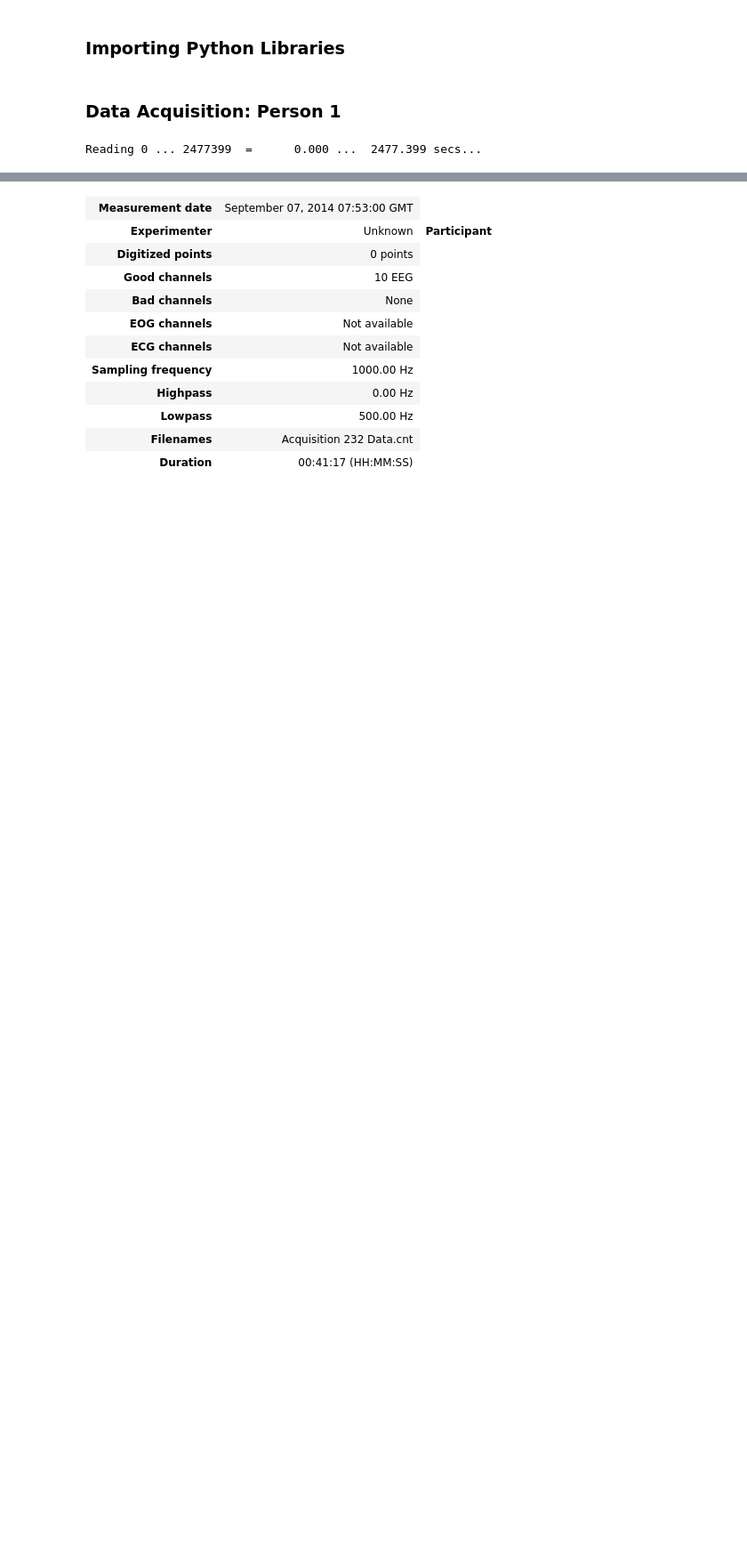
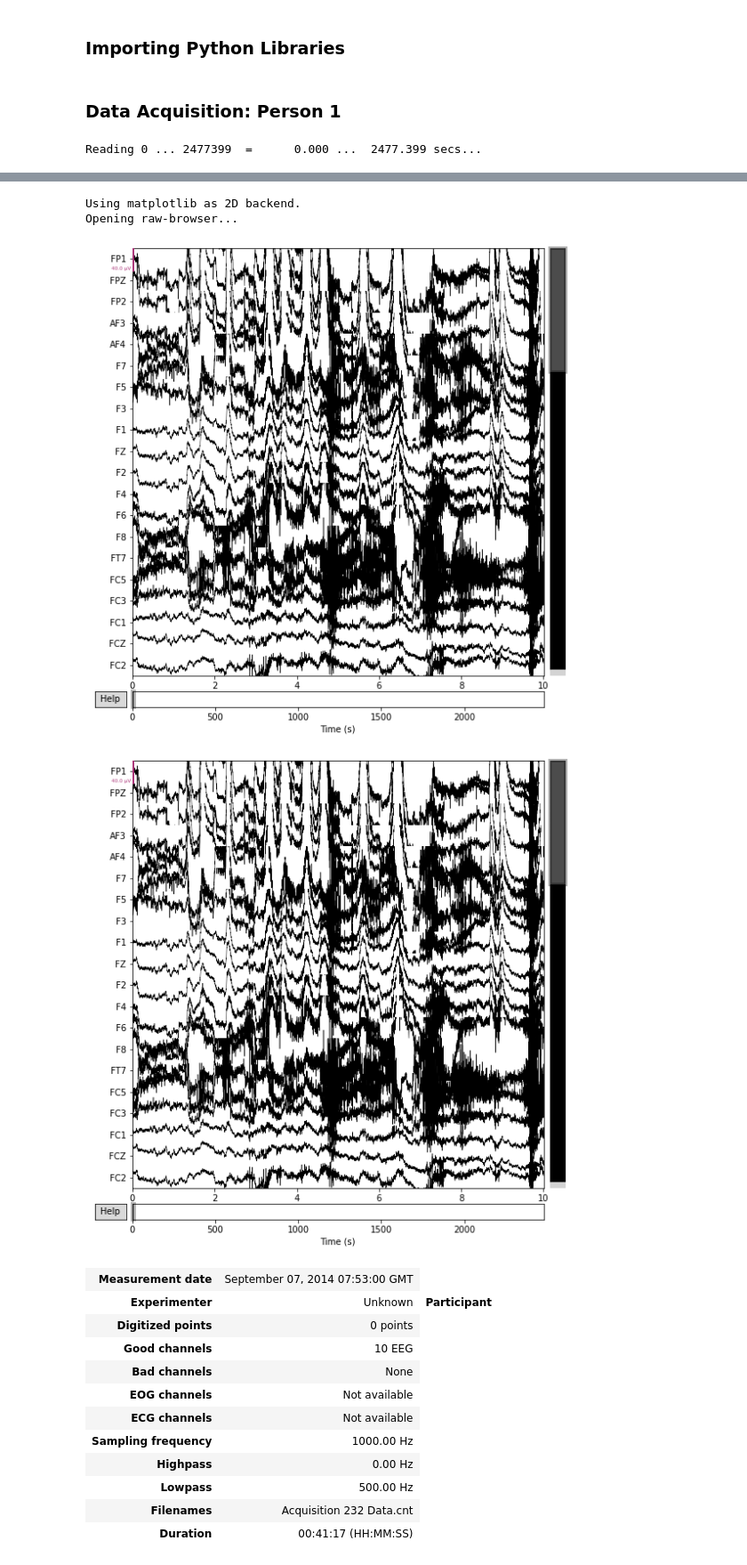
Before and after one commit to abhishekgupta3/EEG-Based-Imagined-Speech-Detection, a Jupyter notebook: Data Acquisition.ipynb, the cells around one changed output, grey strips where cells are left out. Shown at 89% size. Saved outputs shown, nothing was run; the diff lists cells and outputs as text; code cells hidden in the pictures; blank space fills up the shorter version.

```diff
--- a/Data Acquisition.ipynb
+++ b/Data Acquisition.ipynb
@@ -14,3 +18,10 @@ Reading 0 ... 2477399  =      0.000 ...  2477.399 secs...
+# %%
+raw_data.plot()
+# %% [output]
+Using matplotlib as 2D backend.
+Opening raw-browser...
+[figure, added]
+[figure, added]
 # %%
 raw_data.pick_channels(['FC6', 'FT8', 'C5', 'CP3', 'P3', 'T7', 'CP5', 'C3', 'CP1', 'C4'])
 # %% [output]
```
Also changed, not shown: parts of 3 cells of this notebook, 7 other files.
